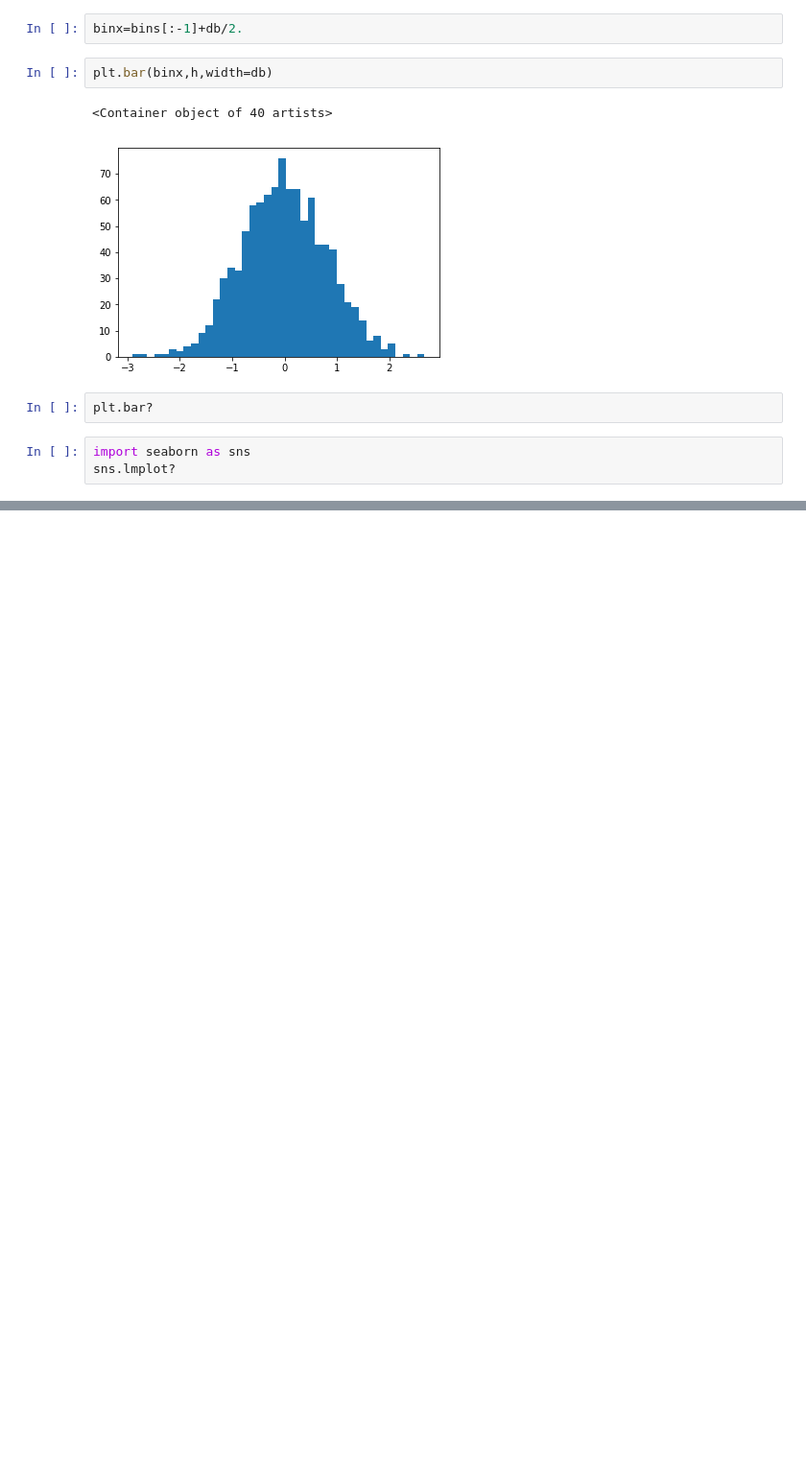
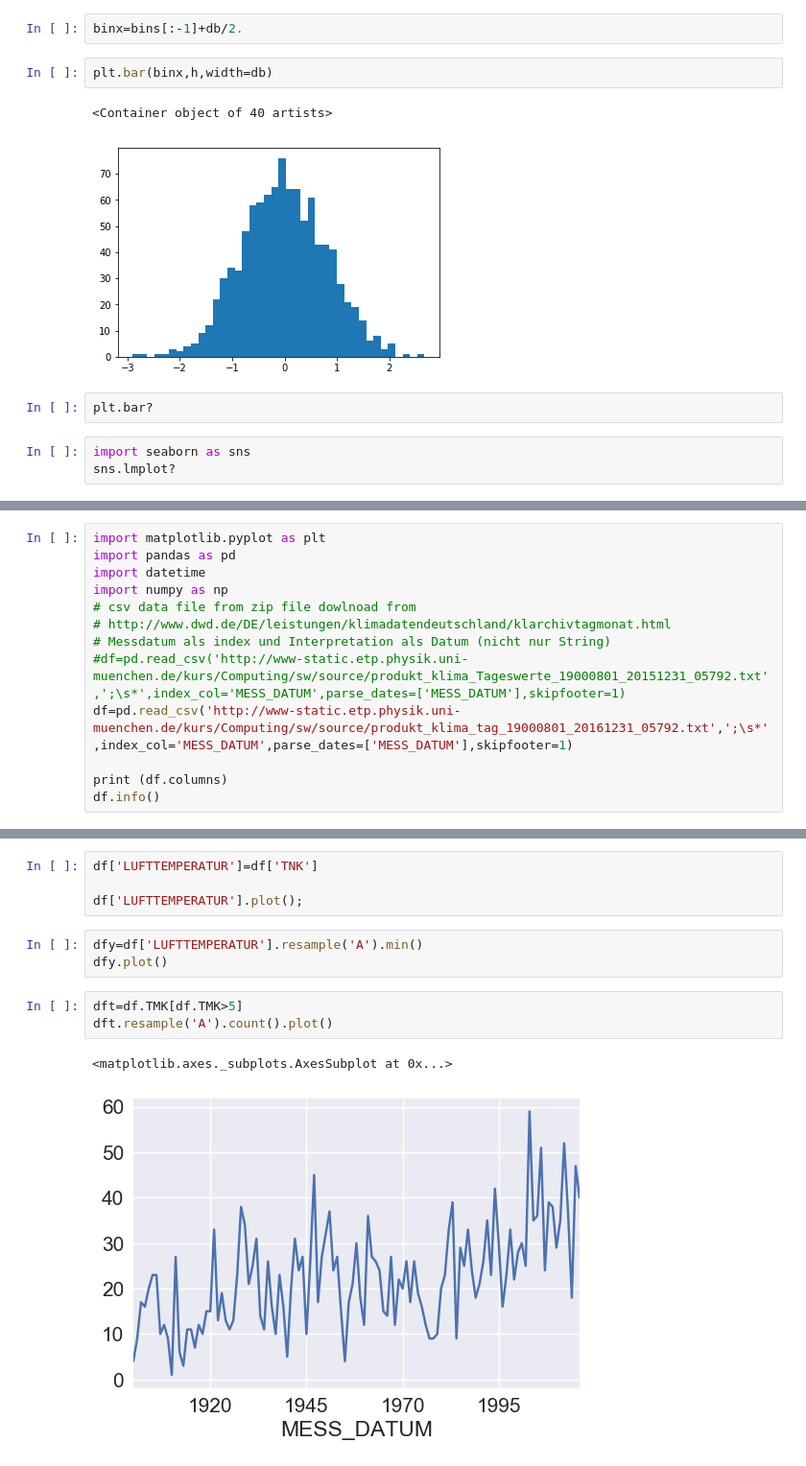
Before and after one commit to gdxd/LMU_DA_ML_18, a Jupyter notebook: PandasWeatherEx.ipynb, the cells around one changed output, grey strips where cells are left out. Shown at 96% size. Saved outputs shown, nothing was run; the diff lists cells and outputs as text; blank space fills up the shorter version.

Commit message:
ML Pandas example updates

```diff
--- a/PandasWeatherEx.ipynb
+++ b/PandasWeatherEx.ipynb
@@ -137,0 +140,13 @@ sns.lmplot?
+# %%
+import matplotlib.pyplot as plt
+import pandas as pd
+import datetime
+import numpy as np
+# csv data file from zip file dowlnoad from
+# http://www.dwd.de/DE/leistungen/klimadatendeutschland/klarchivtagmonat.html
+# Messdatum als index und Interpretation als Datum (nicht nur String)
+#df=pd.read_csv('http://www-static.etp.physik.uni-muenchen.de/kurs/Computing/sw/source/produkt_klima_Tageswerte_19000801_20151231_05792.txt',';\s*',index_col='MESS_DATUM',parse_dates=['MESS_DATUM'],skipfooter=1)
+df=pd.read_csv('http://www-static.etp.physik.uni-muenchen.de/kurs/Computing/sw/source/produkt_klima_tag_19000801_20161231_05792.txt',';\s*',index_col='MESS_DATUM',parse_dates=['MESS_DATUM'],skipfooter=1)
+
+print (df.columns)
+df.info()
@@ -137,0 +171,13 @@ sns.lmplot?
+# %%
+df['LUFTTEMPERATUR']=df['TNK']
+
+df['LUFTTEMPERATUR'].plot();
+# %%
+dfy=df['LUFTTEMPERATUR'].resample('A').min()
+dfy.plot()
+# %%
+dft=df.TMK[df.TMK>5]
+dft.resample('A').count().plot()
+# %% [output]
+<matplotlib.axes._subplots.AxesSubplot at 0x...>
+[figure, added]
```
Also changed, not shown: parts of 3 cells of this notebook.
